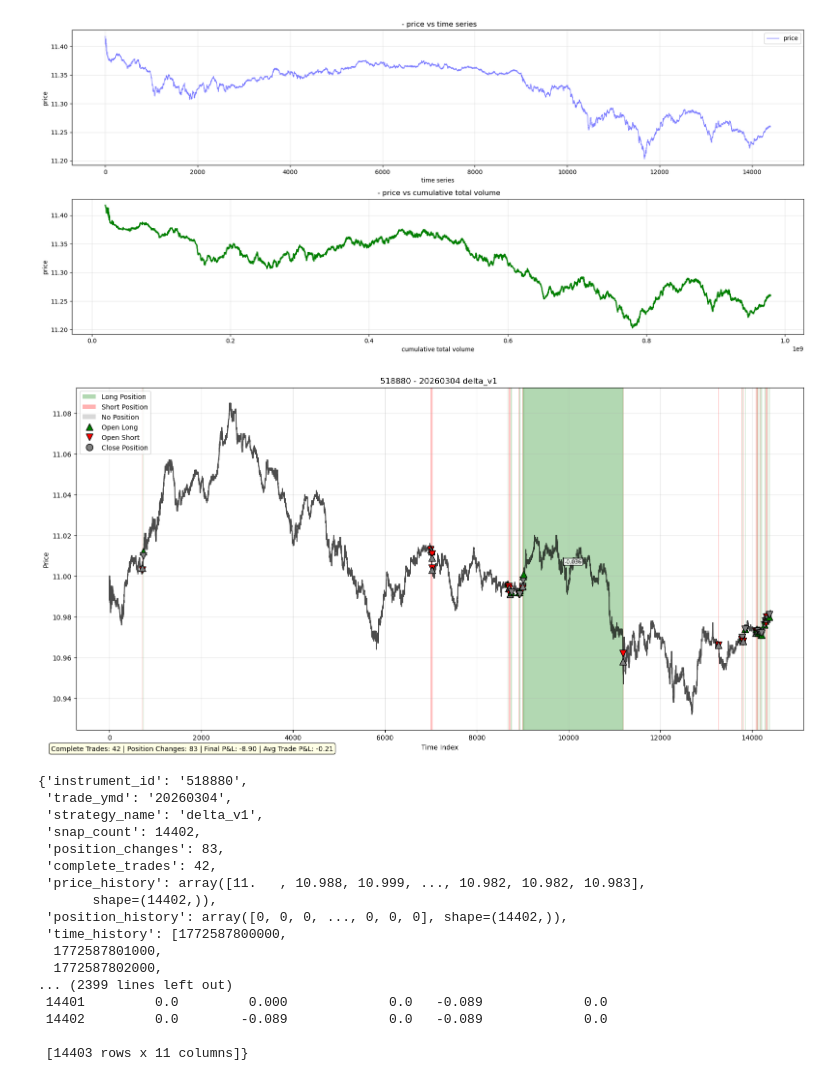
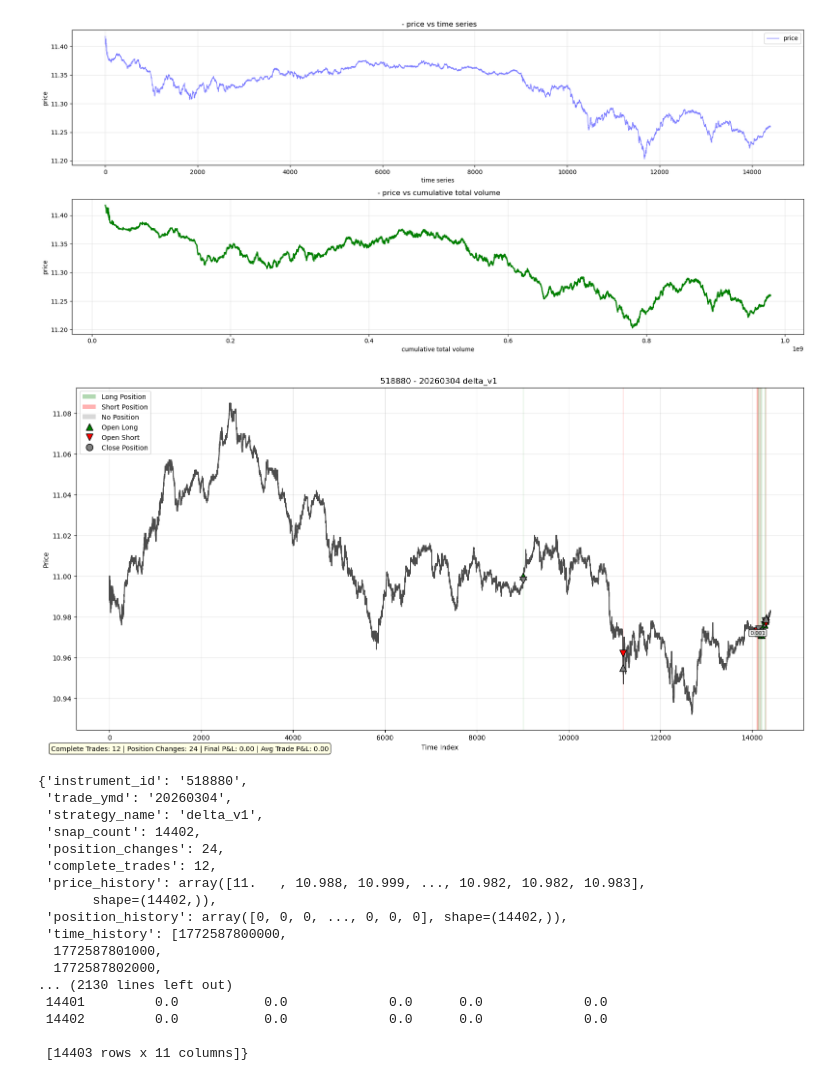
Before and after one commit to artinsophia/Quant-Intern-2026, a Jupyter notebook: two_models/delta.ipynb, the cells around one changed output. Saved outputs shown, nothing was run; the diff lists cells and outputs as text; code cells hidden in the pictures.

```diff
--- a/two_models/delta.ipynb
+++ b/two_models/delta.ipynb
@@ -362,8 +362,9 @@ param_dict = {
 
     'short_window' : 60 ,
     'long_window' : 300 ,
-    'threshold' : 2 ,
-    'confidence_threshold' : 0.8 ,
+    'open_threshold' : 2 ,
+    'close_threshold' : 0,
+    'confidence_threshold' : 0.3 ,
     'name' : 'delta_v1',
 
     'y_window' : 300 ,
@@ -506,7 +507,7 @@ Wall time: 6.05 s
 %%time
 scale_pos_weight_value = (y_train == 0).sum() / (y_train != 0).sum() if (y_train != 0).sum() > 0 else 1.0
 model = xgb.XGBClassifier(
-    n_estimators=1000,
+    n_estimators=2000,
     max_depth=3,
     learning_rate=0.01,
     subsample=0.8,
@@ -712,26 +717,46 @@ snap_list = base_tool.snap_list_load(instrument_id, "20260303")
 plot_price_analysis(snap_list)
 # %% [output]
 [figure]
+# %%
+param_dict = {
+
+    'instrument_id' : instrument_id,
+    'trade_ymd' : trade_ymd,
+
+    'short_window' : 60 ,
+    'long_window' : 300 ,
+    'open_threshold' : 2 ,
+    'close_threshold' : 0.2,
+    'confidence_threshold' : 0.7 ,
+    'name' : 'delta_v1',
+
+    'y_window' : 300 ,
+    'stride': 1,
+
+    'k_up': 3,
+    'k_down': 3
+}
+param_dict['x_window'] = max(param_dict['short_window'],param_dict['long_window'])
 # %%
 from single_day_backtest import single_day_backtest
-
+strategy = StrategyDemo(model,param_dict)
 single_day_backtest(instrument_id , "20260304",strategy,param_dict)
 # %% [output]
-[figure, old version]
+[figure, new version]
 {'instrument_id': '518880',
  'trade_ymd': '20260304',
  'strategy_name': 'delta_v1',
  'snap_count': 14402,
- 'position_changes': 83,
- 'complete_trades': 42,
+ 'position_changes': 24,
+ 'complete_trades': 12,
  'price_history': array([11.   , 10.988, 10.999, ..., 10.982, 10.982, 10.983],
        shape=(14402,)),
  'position_history': array([0, 0, 0, ..., 0, 0, 0], shape=(14402,)),
  'time_history': [1772587800000,
   1772587801000,
   1772587802000,
-... (2399 lines left out)
- 14401         0.0         0.000             0.0   -0.089             0.0
- 14402         0.0        -0.089             0.0   -0.089             0.0
+... (2130 lines left out)
+ 14401         0.0           0.0             0.0      0.0             0.0
+ 14402         0.0           0.0             0.0      0.0             0.0
 
  [14403 rows x 11 columns]}
```
Also changed, not shown: parts of 6 cells of this notebook, 3 other files.
